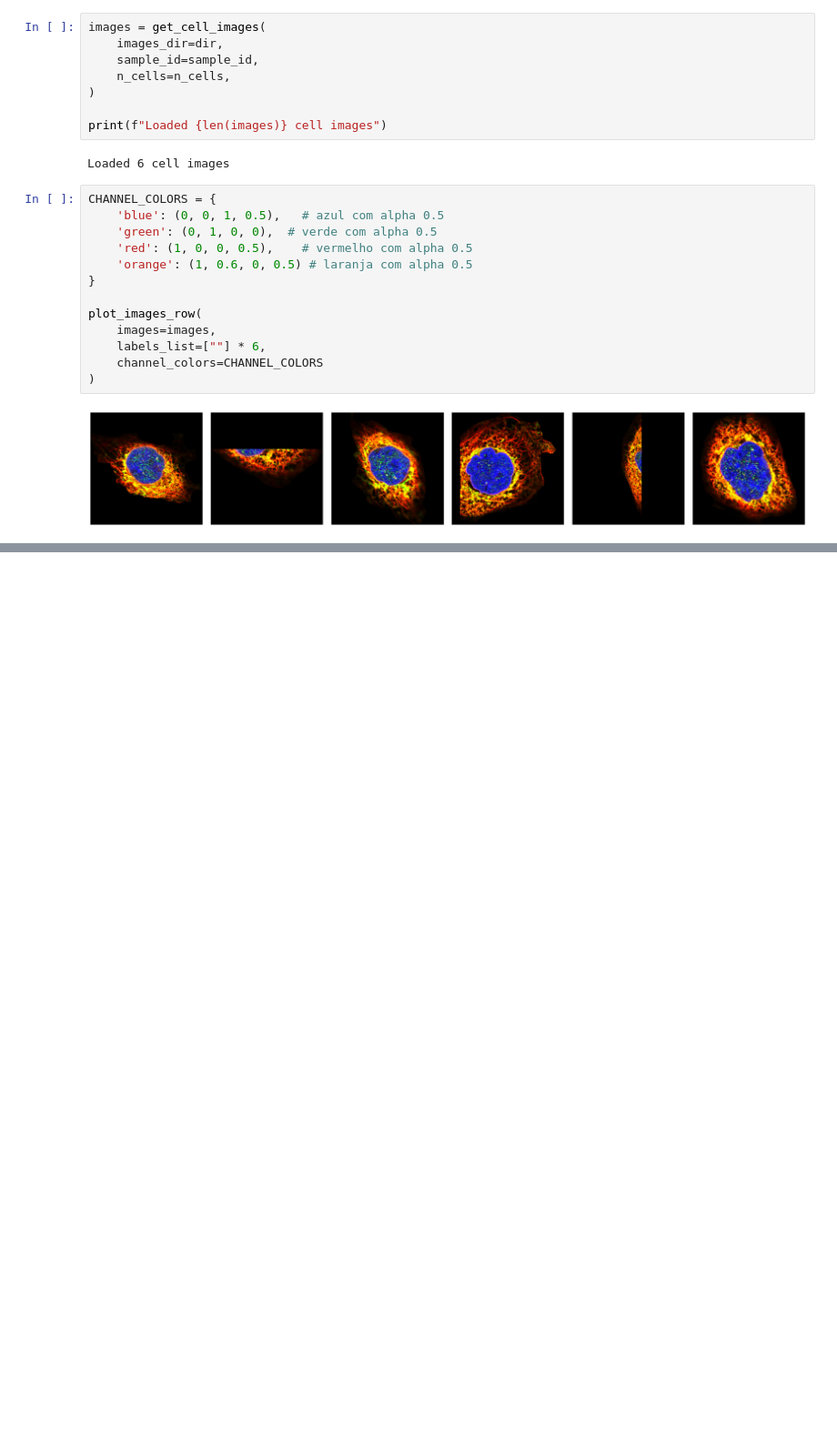
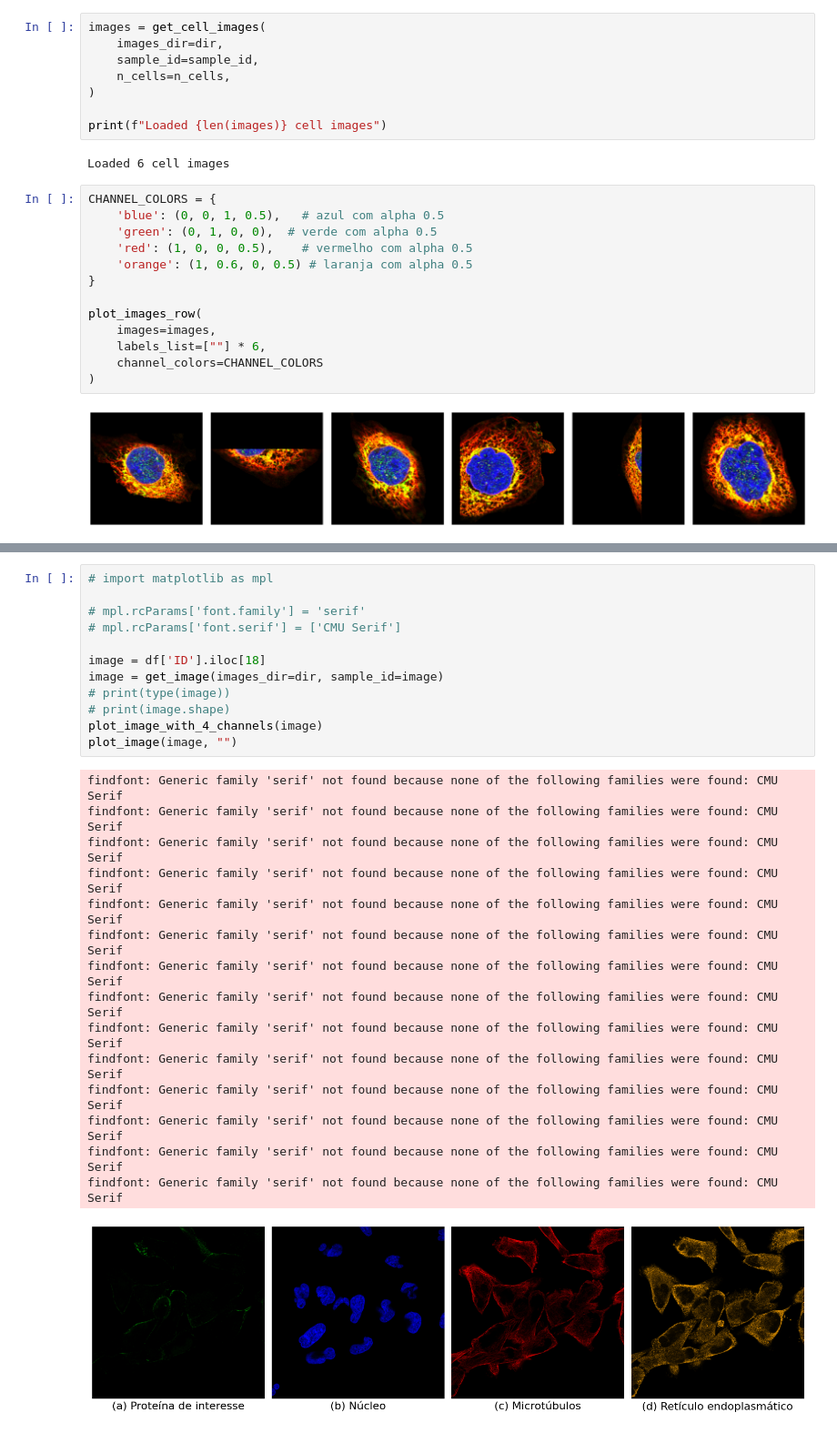
Before and after one commit to annwith/hpa-single-cell-classification, a Jupyter notebook: notebooks/cell_seg_image.ipynb, the cells around one changed output, grey strips where cells are left out. Shown at 91% size. Cells and saved outputs as stored; diff of their text form; blank space fills up the shorter version.

```diff
--- a/notebooks/cell_seg_image.ipynb
+++ b/notebooks/cell_seg_image.ipynb
@@ -492,0 +614,28 @@ plot_images_row(
+# %%
+# import matplotlib as mpl
+
+# mpl.rcParams['font.family'] = 'serif'
+# mpl.rcParams['font.serif'] = ['CMU Serif']
+
+image = df['ID'].iloc[18]
+image = get_image(images_dir=dir, sample_id=image)
+# print(type(image))
+# print(image.shape)
+plot_image_with_4_channels(image)
+plot_image(image, "")
+# %% [output]
+findfont: Generic family 'serif' not found because none of the following families were found: CMU Serif
+findfont: Generic family 'serif' not found because none of the following families were found: CMU Serif
+findfont: Generic family 'serif' not found because none of the following families were found: CMU Serif
+findfont: Generic family 'serif' not found because none of the following families were found: CMU Serif
+findfont: Generic family 'serif' not found because none of the following families were found: CMU Serif
+findfont: Generic family 'serif' not found because none of the following families were found: CMU Serif
+findfont: Generic family 'serif' not found because none of the following families were found: CMU Serif
+findfont: Generic family 'serif' not found because none of the following families were found: CMU Serif
+findfont: Generic family 'serif' not found because none of the following families were found: CMU Serif
+findfont: Generic family 'serif' not found because none of the following families were found: CMU Serif
+findfont: Generic family 'serif' not found because none of the following families were found: CMU Serif
+findfont: Generic family 'serif' not found because none of the following families were found: CMU Serif
+findfont: Generic family 'serif' not found because none of the following families were found: CMU Serif
+findfont: Generic family 'serif' not found because none of the following families were found: CMU Serif
+[figure, added]
```
Also changed, not shown: parts of 5 cells of this notebook.
